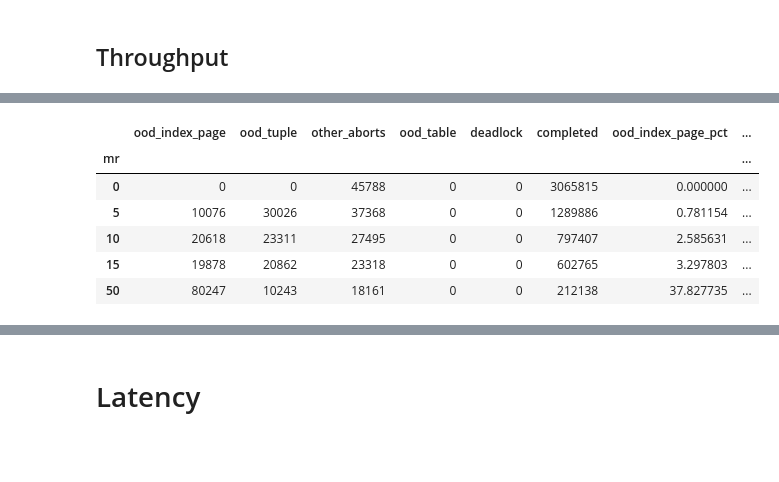
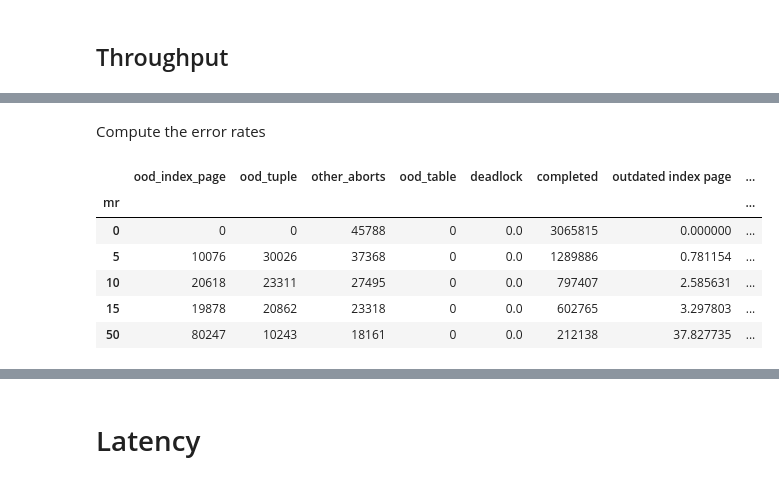
Before and after one commit to ctring/sunstorm-analysis, a Jupyter notebook: ycsb.ipynb, the cells around one changed output, grey strips where cells are left out. Drawn from its saved outputs; the diff is of its cells as text; code cells hidden in the pictures; blank space fills up the shorter version.

```diff
--- a/ycsb.ipynb
+++ b/ycsb.ipynb
@@ -87,0 +133,19 @@ throughput_df
+# %%
+throughput_df = pd.concat([
+    rmw_sunstorm_throughput_df.assign(system="sunstorm", workload="RMW"),
+    rmw_aurora_throughput_df.assign(system="aurora-global", workload="RMW"),
+    rmw_aurora_eventual_throughput_df.assign(system="aurora-eventual", workload="RMW"),
+    rmw_yugabyte_throughput_df.assign(system="yugabyte", workload="RMW"),
+
+    read_heavy_sunstorm_throughput_df.assign(system="sunstorm", workload="Read-Heavy"),
+    read_heavy_aurora_throughput_df.assign(system="aurora-global", workload="Read-Heavy"),
+    read_heavy_aurora_eventual_throughput_df.assign(system="aurora-eventual", workload="Read-Heavy"),
+    read_heavy_yugabyte_throughput_df.assign(system="yugabyte", workload="Read-Heavy"),
+
+    read_only_sunstorm_throughput_df.assign(system="sunstorm", workload="Read-Only"),
+    read_only_aurora_throughput_df.assign(system="aurora-global", workload="Read-Only"),
+    read_only_aurora_eventual_throughput_df.assign(system="aurora-eventual", workload="Read-Only"),
+    read_only_yugabyte_throughput_df.assign(system="yugabyte", workload="Read-Only"),
+])
+normalize_region_name(throughput_df)
+throughput_df
@@ -88,18 +166,20 @@ throughput_df
+# %% [markdown]
+Compute the error rates
 # %%
-error_columns = ['ood_index_page', 'ood_tuple', 'other_aborts']
-error_df = throughput_df.groupby(["hot", "system", "mr"]).sum()[error_columns + ['ood_table', 'deadlock', 'completed']]
-error_df["ood_index_page_pct"] = error_df["ood_index_page"] / error_df["completed"] * 100
-error_df["ood_table_pct"] = error_df["ood_table"] / error_df["completed"] * 100
-error_df["ood_tuple_pct"] = error_df["ood_tuple"] / error_df["completed"] * 100
-error_df["other_aborts_pct"] = error_df["other_aborts"] / error_df["completed"] * 100
-error_df["deadlock_pct"] = error_df["deadlock"] / error_df["completed"] * 100
-error_df["pct"] = error_df["deadlock_pct"] + error_df["ood_index_page_pct"] + error_df["ood_table_pct"] + error_df["ood_tuple_pct"] + error_df["other_aborts_pct"]
-error_df.loc[(1000, "sunstorm",)]
+columns = ['ood_index_page', 'ood_tuple', 'other_aborts', 'ood_table', 'deadlock', 'completed']
+error_df = throughput_df.groupby(["workload","hot", "system", "mr"]).sum()[columns]
+error_df["outdated index page"] = error_df["ood_index_page"] / error_df["completed"] * 100
+error_df["outdated table"] = error_df["ood_table"] / error_df["completed"] * 100
+error_df["outdated tuple"] = error_df["ood_tuple"] / error_df["completed"] * 100
+error_df["other aborts"] = error_df["other_aborts"] / error_df["completed"] * 100
+error_df["deadlock"] = error_df["deadlock"] / error_df["completed"] * 100
+error_df["pct"] = error_df["deadlock"] + error_df["outdated index page"] + error_df["outdated table"] + error_df["outdated tuple"] + error_df["other aborts"]
+error_df.loc[("RMW", 1000, "sunstorm")] # type: ignore
 # %% [output]
-|  | ood_index_page | ood_tuple | other_aborts | ood_table | deadlock | completed | ood_index_page_pct | ... |
+|  | ood_index_page | ood_tuple | other_aborts | ood_table | deadlock | completed | outdated index page | ... |
 | mr |  |  |  |  |  |  |  | ... |
-| 0 | 0 | 0 | 45788 | 0 | 0 | 3065815 | 0.000000 | ... |
-| 5 | 10076 | 30026 | 37368 | 0 | 0 | 1289886 | 0.781154 | ... |
-| 10 | 20618 | 23311 | 27495 | 0 | 0 | 797407 | 2.585631 | ... |
-| 15 | 19878 | 20862 | 23318 | 0 | 0 | 602765 | 3.297803 | ... |
-| 50 | 80247 | 10243 | 18161 | 0 | 0 | 212138 | 37.827735 | ... |
+| 0 | 0 | 0 | 45788 | 0 | 0.0 | 3065815 | 0.000000 | ... |
+| 5 | 10076 | 30026 | 37368 | 0 | 0.0 | 1289886 | 0.781154 | ... |
+| 10 | 20618 | 23311 | 27495 | 0 | 0.0 | 797407 | 2.585631 | ... |
+| 15 | 19878 | 20862 | 23318 | 0 | 0.0 | 602765 | 3.297803 | ... |
+| 50 | 80247 | 10243 | 18161 | 0 | 0.0 | 212138 | 37.827735 | ... |
```
Also changed, not shown: parts of 21 cells of this notebook, 24 other files.
